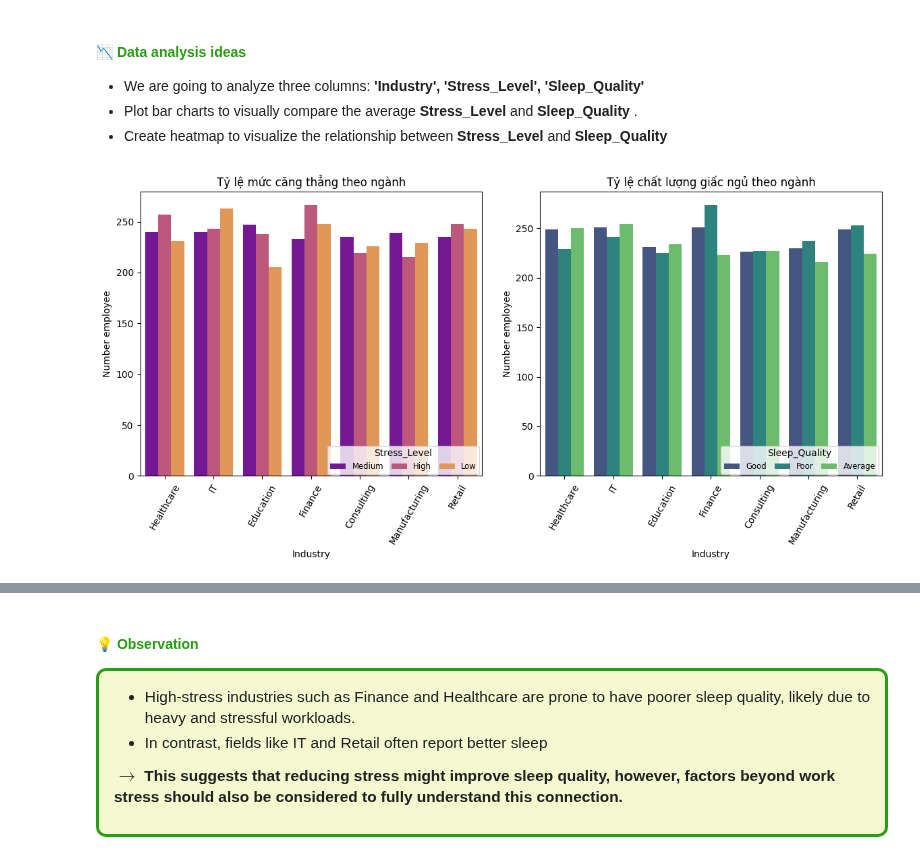
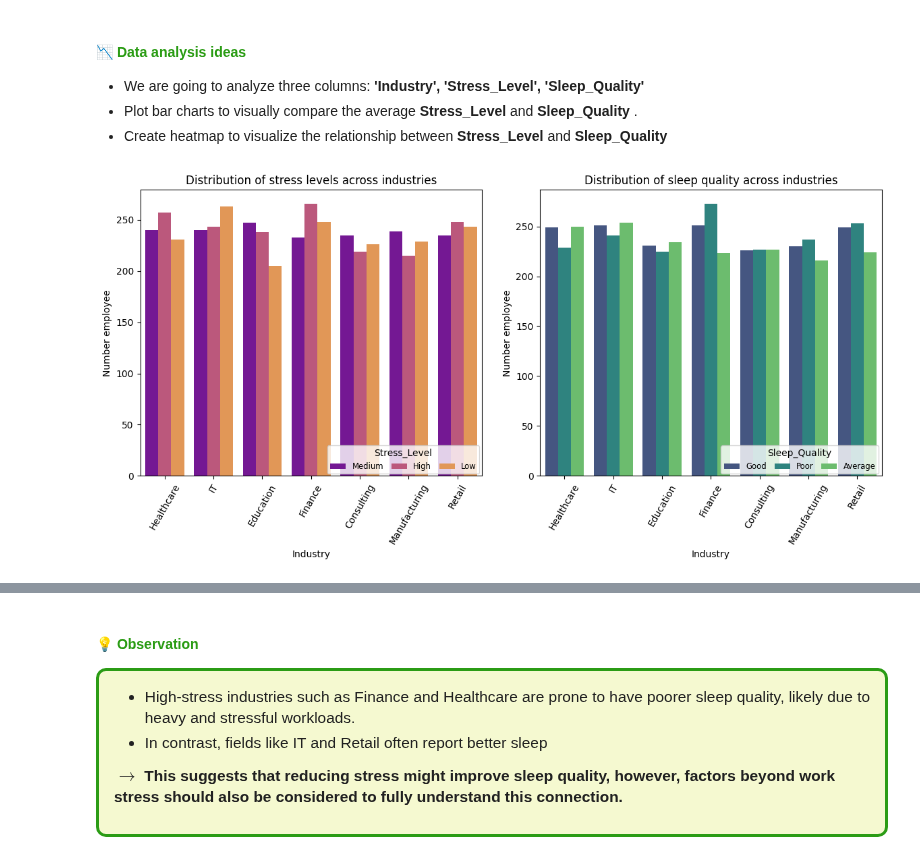
Before and after one commit to pigpig1524/HCMUS-P4DS-Lotus-Final, a Jupyter notebook: main_process.ipynb, the cells around one changed output, grey strips where cells are left out. Cells and saved outputs as stored; diff of their text form; code cells hidden in the pictures.

```diff
--- a/main_process.ipynb
+++ b/main_process.ipynb
@@ -402,7 +314,5 @@ Min Company_Support_for_Remote_Work: 1
 # %%
 Physical_Activity = set(df['Physical_Activity'].to_list())
 print('Distinct value:',Physical_Activity)
-#fill nan with No
-df['Physical_Activity'] = df['Physical_Activity'].fillna('No')
 Display_object('Physical_Activity','Proportion of frequency of participation in physical activities')
 # %% [output]
@@ -605,28 +521,28 @@ Understanding the variations in stress levels and sleep quality across different
 # %%
 # code here
 sns.set_palette('Set2')
 
 # Tạo các ô con cho hai biểu đồ
 fig, axes = plt.subplots(1, 2, figsize=(12,6), sharey=False) #True -> using 1 X(number employee)
 
 # Biểu đồ 1: Tỷ lệ mức căng thẳng theo ngành
 plot1 = sns.countplot(data=df, x='Industry', hue='Stress_Level', palette='plasma', ax=axes[0])
-axes[0].set_title('Tỷ lệ mức căng thẳng theo ngành')
+axes[0].set_title('Distribution of stress levels across industries')
 axes[0].set_ylabel('Number employee')
 axes[0].set_xlabel('Industry')
 axes[0].tick_params(axis='x', rotation=60)
 axes[0].legend(title='Stress_Level', loc='upper center', bbox_to_anchor=(0.77, 0.12), ncol=3, fontsize='small', columnspacing=1, markerscale=0.8)
 
 
 # Biểu đồ 2: Tỷ lệ chất lượng giấc ngủ theo ngành
 plot2 = sns.countplot(data=df, x='Industry', hue='Sleep_Quality', palette='viridis', ax=axes[1])
-axes[1].set_title('Tỷ lệ chất lượng giấc ngủ theo ngành')
+axes[1].set_title('Distribution of sleep quality across industries')
 axes[1].set_ylabel('Number employee')
 axes[1].set_xlabel('Industry')
 axes[1].tick_params(axis='x', rotation=60)
 axes[1].legend(title='Sleep_Quality', loc='upper center', bbox_to_anchor=(0.76,0.12), ncol=3, fontsize='small', columnspacing=1, markerscale=0.8)
 
 plt.tight_layout()
 plt.show()
 # %% [output]
-[figure, old version]
+[figure, new version]
```
Also changed, not shown: parts of 62 cells of this notebook, 2 other files.
